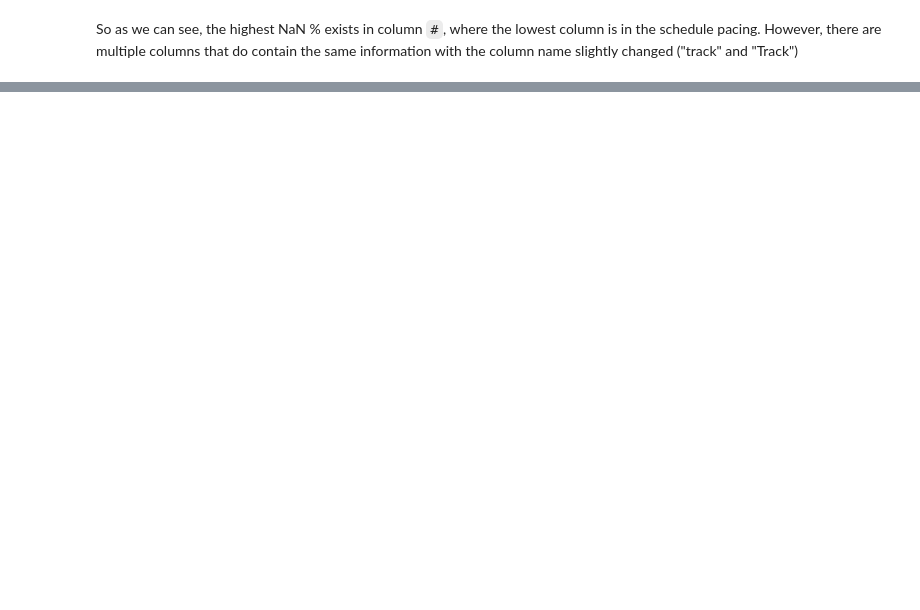
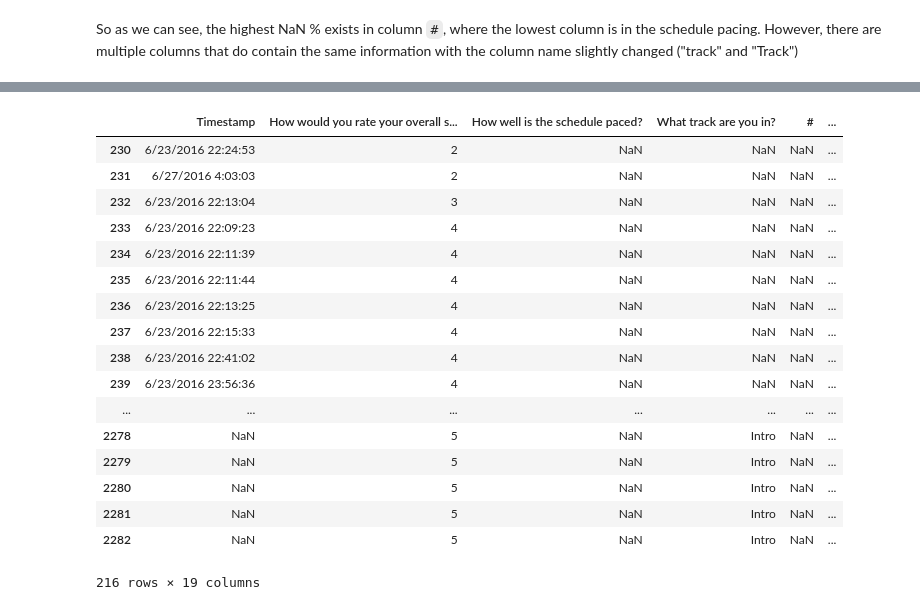
Before and after one commit to C3NZ/SANPS, a Jupyter notebook: Make School NPS.ipynb, the cells around one changed output, grey strips where cells are left out. Cells and saved outputs as stored; diff of their text form; code cells hidden in the pictures; blank space fills up the shorter version.

```diff
--- a/Make School NPS.ipynb
+++ b/Make School NPS.ipynb
@@ -153,0 +165,21 @@ df[sorted_output[1][0]].isnull().sum()
+# %%
+df[df['How well are the tutorials paced?'].isnull() == False]
+# %% [output]
+|  | Timestamp | How would you rate your overall s... | How well is the schedule paced? | What track are you in? | # | ... |
+| 230 | 6/23/2016 22:24:53 | 2 | NaN | NaN | NaN | ... |
+| 231 | 6/27/2016 4:03:03 | 2 | NaN | NaN | NaN | ... |
+| 232 | 6/23/2016 22:13:04 | 3 | NaN | NaN | NaN | ... |
+| 233 | 6/23/2016 22:09:23 | 4 | NaN | NaN | NaN | ... |
+| 234 | 6/23/2016 22:11:39 | 4 | NaN | NaN | NaN | ... |
+| 235 | 6/23/2016 22:11:44 | 4 | NaN | NaN | NaN | ... |
+| 236 | 6/23/2016 22:13:25 | 4 | NaN | NaN | NaN | ... |
+| 237 | 6/23/2016 22:15:33 | 4 | NaN | NaN | NaN | ... |
+| 238 | 6/23/2016 22:41:02 | 4 | NaN | NaN | NaN | ... |
+| 239 | 6/23/2016 23:56:36 | 4 | NaN | NaN | NaN | ... |
+| ... | ... | ... | ... | ... | ... | ... |
+| 2278 | NaN | 5 | NaN | Intro | NaN | ... |
+| 2279 | NaN | 5 | NaN | Intro | NaN | ... |
+| 2280 | NaN | 5 | NaN | Intro | NaN | ... |
+| 2281 | NaN | 5 | NaN | Intro | NaN | ... |
+| 2282 | NaN | 5 | NaN | Intro | NaN | ... |
+216 rows × 19 columns
```
Also changed, not shown: parts of 9 cells of this notebook.
